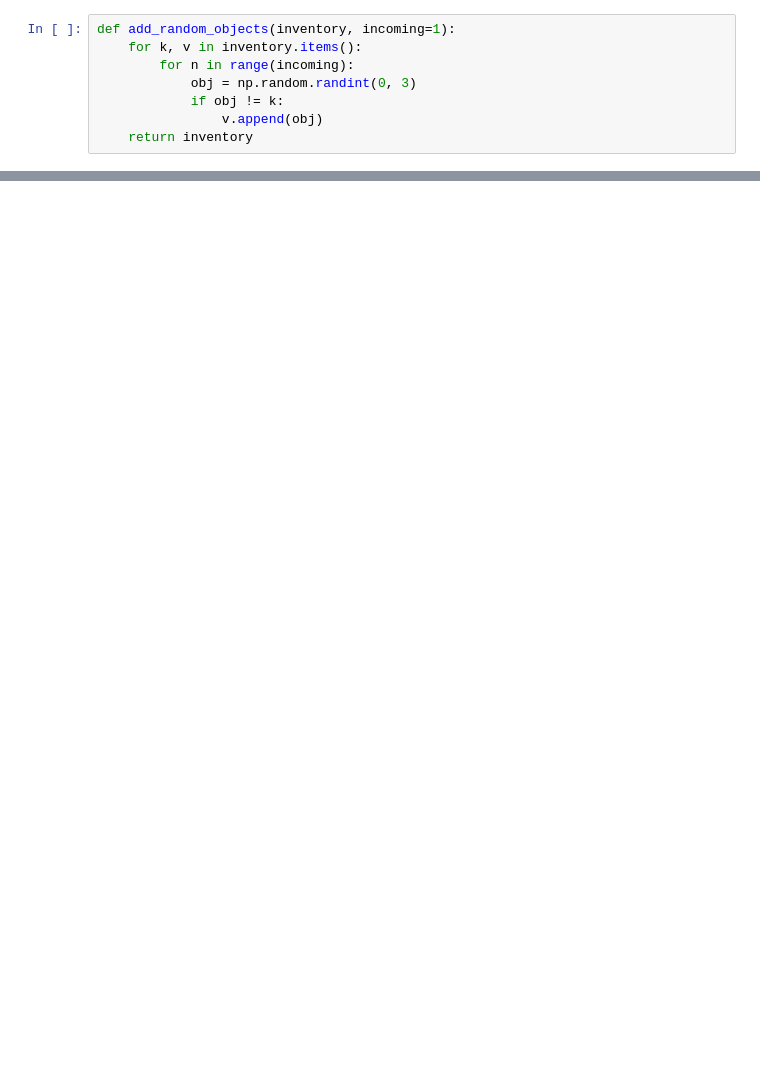
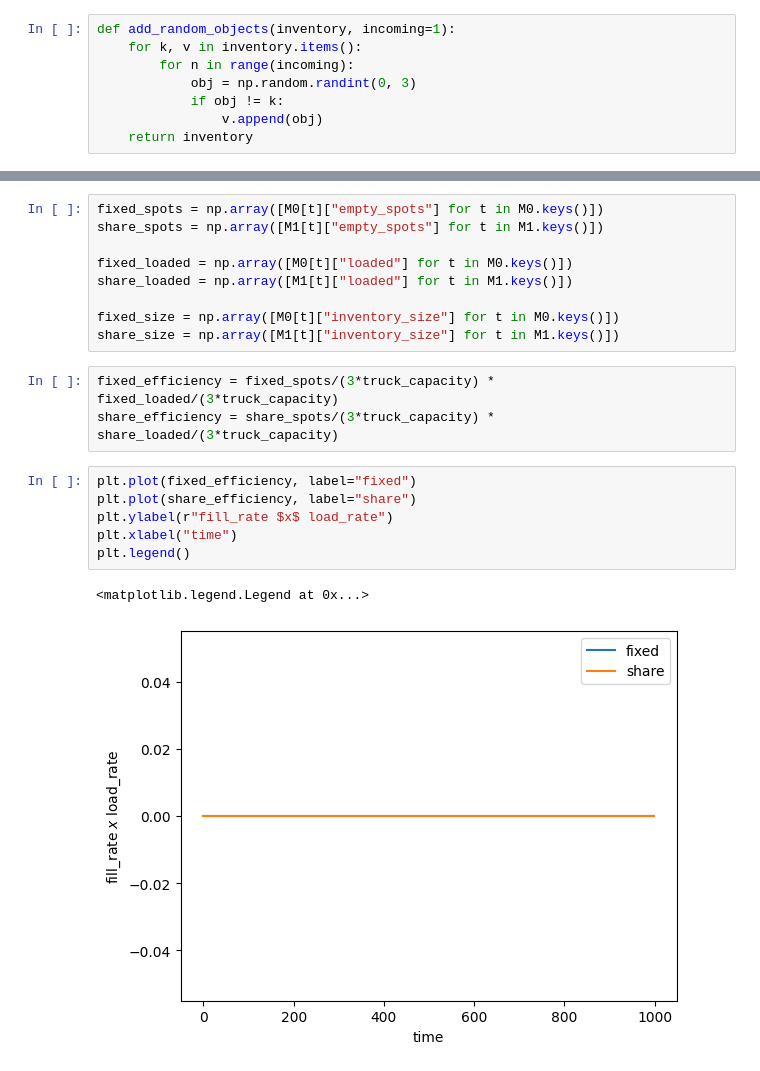
Before and after one commit to CCarissimo/trucks, a Jupyter notebook: trucks.ipynb, the cells around one changed output, grey strips where cells are left out. Drawn from its saved outputs; the diff is of its cells as text; blank space fills up the shorter version.

```diff
--- a/trucks.ipynb
+++ b/trucks.ipynb
@@ -241,0 +242,21 @@ plt.plot([M[t]["inventory_size"] for t in M.keys()])
+# %%
+fixed_spots = np.array([M0[t]["empty_spots"] for t in M0.keys()])
+share_spots = np.array([M1[t]["empty_spots"] for t in M1.keys()])
+
+fixed_loaded = np.array([M0[t]["loaded"] for t in M0.keys()])
+share_loaded = np.array([M1[t]["loaded"] for t in M1.keys()])
+
+fixed_size = np.array([M0[t]["inventory_size"] for t in M0.keys()])
+share_size = np.array([M1[t]["inventory_size"] for t in M1.keys()])
+# %%
+fixed_efficiency = fixed_spots/(3*truck_capacity) * fixed_loaded/(3*truck_capacity)
+share_efficiency = share_spots/(3*truck_capacity) * share_loaded/(3*truck_capacity)
+# %%
+plt.plot(fixed_efficiency, label="fixed")
+plt.plot(share_efficiency, label="share")
+plt.ylabel(r"fill_rate $x$ load_rate")
+plt.xlabel("time")
+plt.legend()
+# %% [output]
+<matplotlib.legend.Legend at 0x...>
+[figure, added]
```
Also changed, not shown: parts of 12 cells of this notebook, 1 other file.
